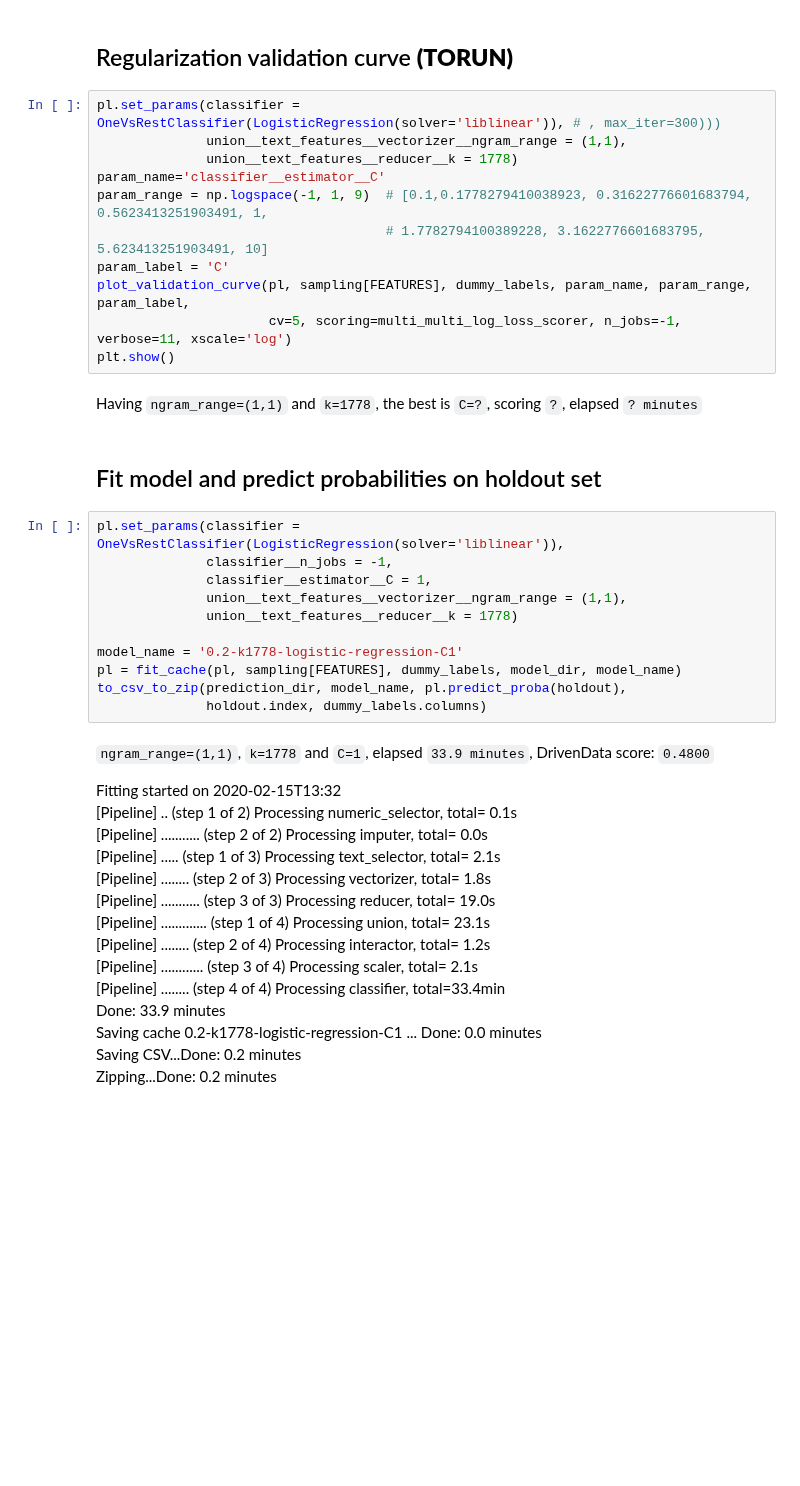
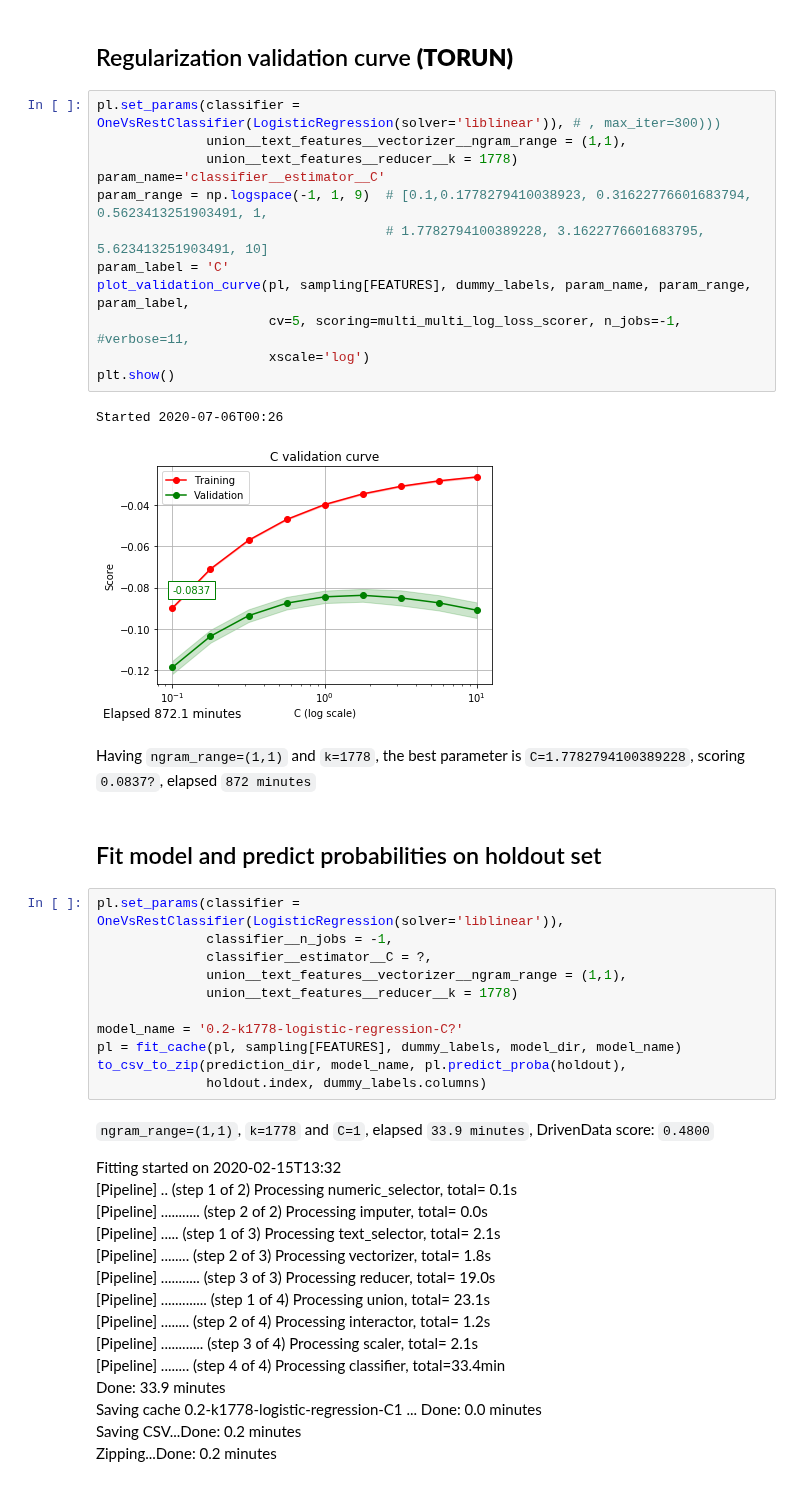
Before and after one commit to mauriciocramos/school-budgets, a Jupyter notebook: notebooks/3-Model development.ipynb, the cells around one changed output. Drawn from its saved outputs; the diff is of its cells as text; blank space fills up the shorter version.

```diff
--- a/notebooks/3-Model development.ipynb
+++ b/notebooks/3-Model development.ipynb
@@ -495,26 +495,30 @@ for title, classifier in classifiers:
 # %%
 pl.set_params(classifier = OneVsRestClassifier(LogisticRegression(solver='liblinear')), # , max_iter=300)))
               union__text_features__vectorizer__ngram_range = (1,1),
               union__text_features__reducer__k = 1778)
 param_name='classifier__estimator__C'
 param_range = np.logspace(-1, 1, 9)  # [0.1,0.1778279410038923, 0.31622776601683794, 0.5623413251903491, 1,
                                      # 1.7782794100389228, 3.1622776601683795, 5.623413251903491, 10]
 param_label = 'C'
 plot_validation_curve(pl, sampling[FEATURES], dummy_labels, param_name, param_range, param_label,
-                      cv=5, scoring=multi_multi_log_loss_scorer, n_jobs=-1, verbose=11, xscale='log')
+                      cv=5, scoring=multi_multi_log_loss_scorer, n_jobs=-1, #verbose=11,
+                      xscale='log')
 plt.show()
+# %% [output]
+Started 2020-07-06T00:26
+[figure, added]
 # %% [markdown]
-Having `ngram_range=(1,1)` and `k=1778`, the best is `C=?`, scoring `?`, elapsed `? minutes`
+Having `ngram_range=(1,1)` and `k=1778`, the best parameter is `C=1.7782794100389228`, scoring `0.0837?`, elapsed `872 minutes`
 # %% [markdown]
 ## Fit model and predict probabilities on holdout set
 # %%
 pl.set_params(classifier = OneVsRestClassifier(LogisticRegression(solver='liblinear')),
               classifier__n_jobs = -1,
-              classifier__estimator__C = 1,
+              classifier__estimator__C = ?,
               union__text_features__vectorizer__ngram_range = (1,1),
               union__text_features__reducer__k = 1778)
 
-model_name = '0.2-k1778-logistic-regression-C1'
+model_name = '0.2-k1778-logistic-regression-C?'
 pl = fit_cache(pl, sampling[FEATURES], dummy_labels, model_dir, model_name)
 to_csv_to_zip(prediction_dir, model_name, pl.predict_proba(holdout),
               holdout.index, dummy_labels.columns)
```
